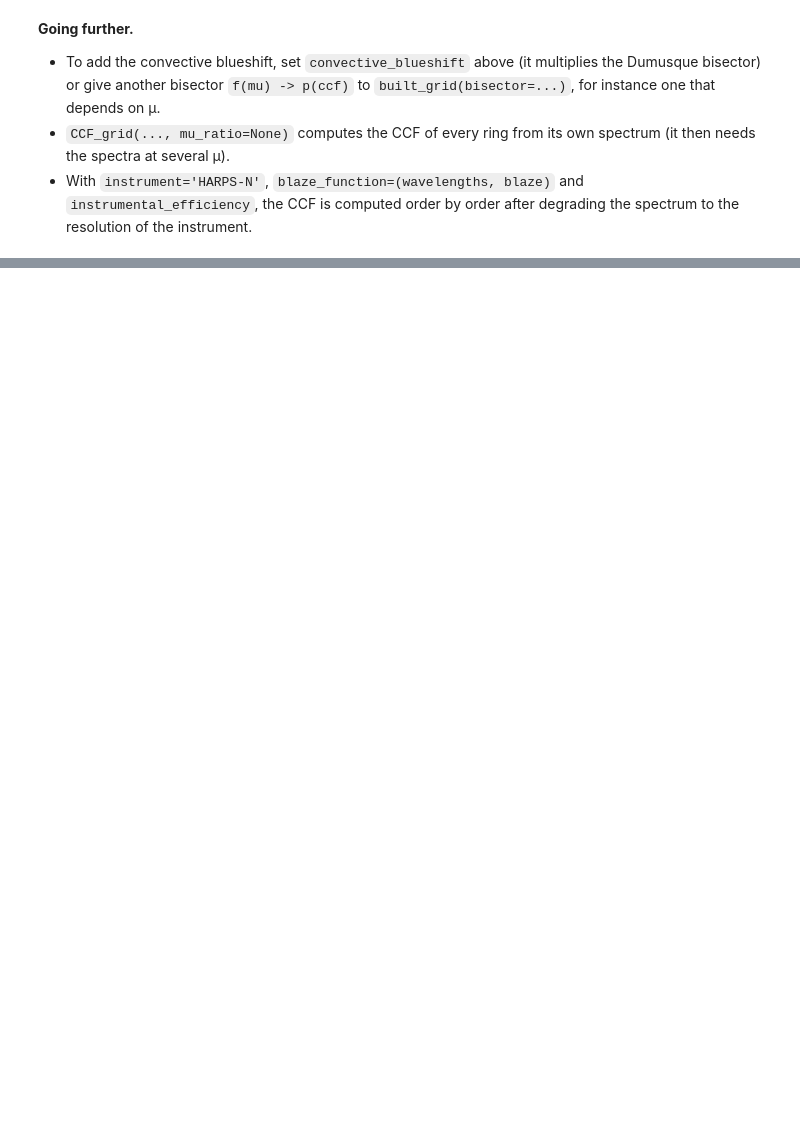
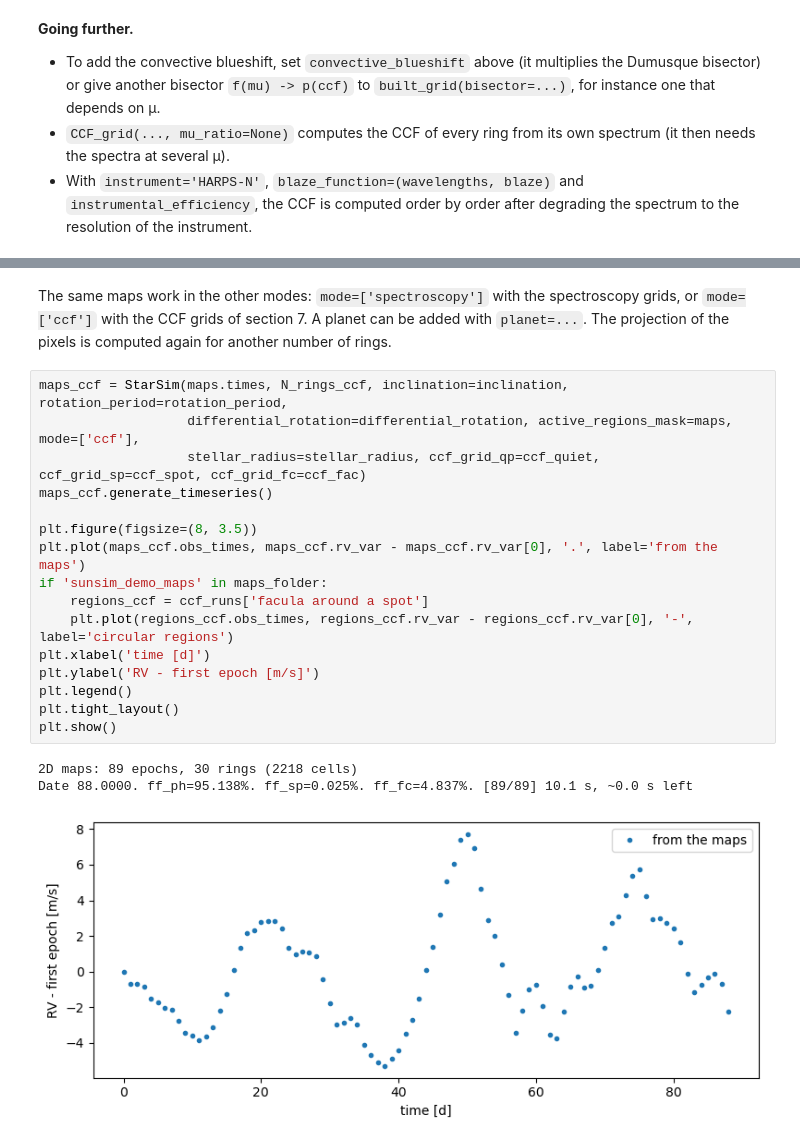
Before and after one commit to sophiestucki/sunsim, a Jupyter notebook: tutorial.ipynb, the cells around one changed output, grey strips where cells are left out. Drawn from its saved outputs; the diff is of its cells as text; blank space fills up the shorter version.

```diff
--- a/tutorial.ipynb
+++ b/tutorial.ipynb
@@ -729,0 +826,22 @@ plt.show()
+# %% [markdown]
+The same maps work in the other modes: `mode=['spectroscopy']` with the spectroscopy grids, or `mode=['ccf']` with the CCF grids of section 7. A planet can be added with `planet=...`. The projection of the pixels is computed again for another number of rings.
+# %%
+maps_ccf = StarSim(maps.times, N_rings_ccf, inclination=inclination, rotation_period=rotation_period,
+                   differential_rotation=differential_rotation, active_regions_mask=maps, mode=['ccf'],
+                   stellar_radius=stellar_radius, ccf_grid_qp=ccf_quiet, ccf_grid_sp=ccf_spot, ccf_grid_fc=ccf_fac)
+maps_ccf.generate_timeseries()
+
+plt.figure(figsize=(8, 3.5))
+plt.plot(maps_ccf.obs_times, maps_ccf.rv_var - maps_ccf.rv_var[0], '.', label='from the maps')
+if 'sunsim_demo_maps' in maps_folder:
+    regions_ccf = ccf_runs['facula around a spot']
+    plt.plot(regions_ccf.obs_times, regions_ccf.rv_var - regions_ccf.rv_var[0], '-', label='circular regions')
+plt.xlabel('time [d]')
+plt.ylabel('RV - first epoch [m/s]')
+plt.legend()
+plt.tight_layout()
+plt.show()
+# %% [output]
+2D maps: 89 epochs, 30 rings (2218 cells)
+Date 88.0000. ff_ph=95.138%. ff_sp=0.025%. ff_fc=4.837%. [89/89] 10.1 s, ~0.0 s left
+[figure, added]
```
Also changed, not shown: parts of 21 cells of this notebook, 9 other files.
